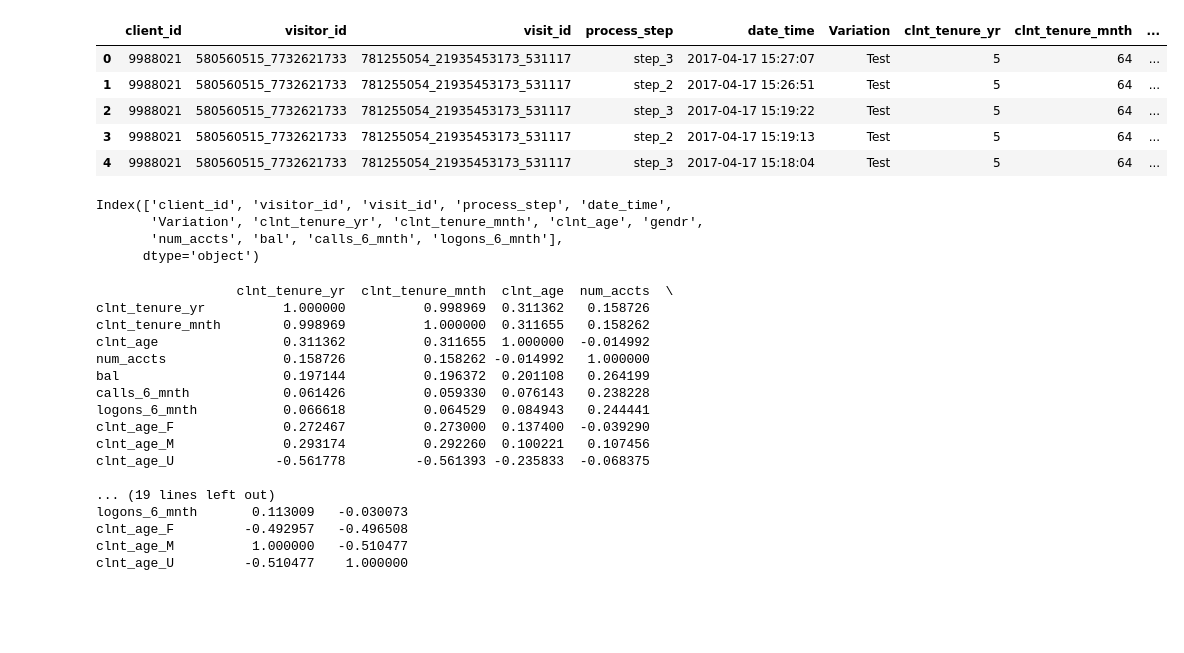
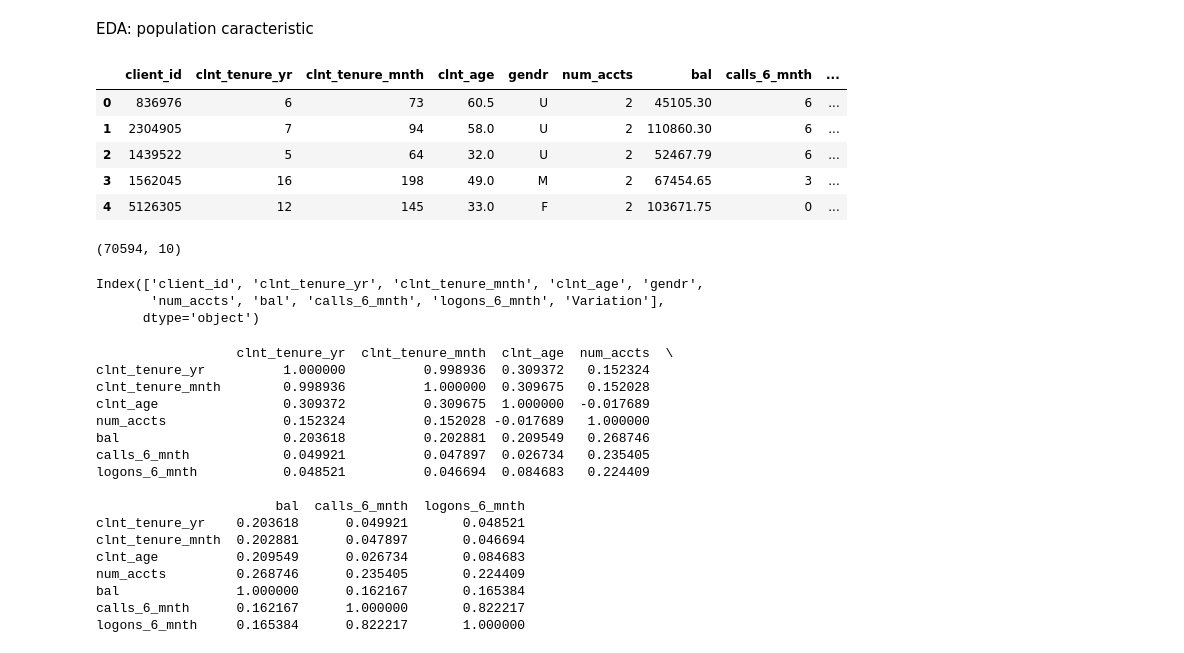
Before and after one commit to PaolaGaray/vanguard-ab-test, a Jupyter notebook: notebooks/Defining_customers.ipynb, the cells around one changed output. Drawn from its saved outputs; the diff is of its cells as text; code cells hidden in the pictures; blank space fills up the shorter version.

```diff
--- a/notebooks/Defining_customers.ipynb
+++ b/notebooks/Defining_customers.ipynb
@@ -10,3 +8,7 @@ import numpy as np
 # %%
-path_dclean = r"C:\Users\tania\Documents\FormationDataIronhack\Cours_semaine5\Projectweek5\Vanguard\data\clean\df_final_experiment_web_data_demo.csv"
-data_cleaned_total=pd.read_csv(path_dclean)
+#data about samples for test
+#path_dclean = r"C:\Users\tania\Documents\FormationDataIronhack\Cours_semaine5\Projectweek5\Vanguard\data\clean\df_final_experiment_web_data_demo.csv"
+#data_cleaned_total=pd.read_csv(path_dclean)
+#demographical data
+path_demo=r"C:\Users\tania\Documents\FormationDataIronhack\Cours_semaine5\Projectweek5\Vanguard\data\clean\clean_df_final_demo.csv"
+data_demo=pd.read_csv(path_demo,low_memory=False)
@@ -13,16 +29,21 @@ data_cleaned_total=pd.read_csv(path_dclean)
+# %% [markdown]
+EDA: population caracteristic
 # %%
-data_cleaned_total.head()
+data_demo.head()
 # %% [output]
-|  | client_id | visitor_id | visit_id | process_step | date_time | Variation | clnt_tenure_yr | clnt_tenure_mnth | ... |
-| 0 | 9988021 | 580560515_7732621733 | 781255054_21935453173_531117 | step_3 | 2017-04-17 15:27:07 | Test | 5 | 64 | ... |
-| 1 | 9988021 | 580560515_7732621733 | 781255054_21935453173_531117 | step_2 | 2017-04-17 15:26:51 | Test | 5 | 64 | ... |
-| 2 | 9988021 | 580560515_7732621733 | 781255054_21935453173_531117 | step_3 | 2017-04-17 15:19:22 | Test | 5 | 64 | ... |
-| 3 | 9988021 | 580560515_7732621733 | 781255054_21935453173_531117 | step_2 | 2017-04-17 15:19:13 | Test | 5 | 64 | ... |
-| 4 | 9988021 | 580560515_7732621733 | 781255054_21935453173_531117 | step_3 | 2017-04-17 15:18:04 | Test | 5 | 64 | ... |
+|  | client_id | clnt_tenure_yr | clnt_tenure_mnth | clnt_age | gendr | num_accts | bal | calls_6_mnth | ... |
+| 0 | 836976 | 6 | 73 | 60.5 | U | 2 | 45105.30 | 6 | ... |
+| 1 | 2304905 | 7 | 94 | 58.0 | U | 2 | 110860.30 | 6 | ... |
+| 2 | 1439522 | 5 | 64 | 32.0 | U | 2 | 52467.79 | 6 | ... |
+| 3 | 1562045 | 16 | 198 | 49.0 | M | 2 | 67454.65 | 3 | ... |
+| 4 | 5126305 | 12 | 145 | 33.0 | F | 2 | 103671.75 | 0 | ... |
+# %%
+data_demo.shape
+# %% [output]
+(70594, 10)
 # %%
-data_cleaned_total.columns
+data_demo.columns
 # %% [output]
-Index(['client_id', 'visitor_id', 'visit_id', 'process_step', 'date_time',
-       'Variation', 'clnt_tenure_yr', 'clnt_tenure_mnth', 'clnt_age', 'gendr',
-       'num_accts', 'bal', 'calls_6_mnth', 'logons_6_mnth'],
+Index(['client_id', 'clnt_tenure_yr', 'clnt_tenure_mnth', 'clnt_age', 'gendr',
+       'num_accts', 'bal', 'calls_6_mnth', 'logons_6_mnth', 'Variation'],
       dtype='object')
@@ -39,34 +50,32 @@ df_control = data_cleaned_total[data_cleaned_total['Variation'] == 'Control'][ca
 # %%
-#correlation matrix considering genders
+#correlation matrix considering genders removing gender for correlation matrix
 # List of columns to encode
-category = ['clnt_tenure_yr', 'clnt_tenure_mnth', 'clnt_age', 'gendr', 'num_accts', 'bal', 'calls_6_mnth', 'logons_6_mnth']
-df_selected_columns = data_cleaned_total[category].copy()
-# One-Hot Encoding the categorical variable
-df_encoded = pd.get_dummies(df_selected_columns,'clnt_age')
+category = ['clnt_tenure_yr', 'clnt_tenure_mnth', 'clnt_age', 'num_accts', 'bal', 'calls_6_mnth', 'logons_6_mnth']
+df_selected_columns = data_demo[category].copy()
 
 # Calculate the correlation matrix
-correlation_matrix = df_encoded.corr()
+correlation_matrix = df_selected_columns.corr()
 
 # Print the correlation matrix
 print(correlation_matrix)
 # %% [output]
                   clnt_tenure_yr  clnt_tenure_mnth  clnt_age  num_accts  \
-clnt_tenure_yr          1.000000          0.998969  0.311362   0.158726
-clnt_tenure_mnth        0.998969          1.000000  0.311655   0.158262
-clnt_age                0.311362          0.311655  1.000000  -0.014992
-num_accts               0.158726          0.158262 -0.014992   1.000000
-bal                     0.197144          0.196372  0.201108   0.264199
-calls_6_mnth            0.061426          0.059330  0.076143   0.238228
-logons_6_mnth           0.066618          0.064529  0.084943   0.244441
-clnt_age_F              0.272467          0.273000  0.137400  -0.039290
-clnt_age_M              0.293174          0.292260  0.100221   0.107456
-clnt_age_U             -0.561778         -0.561393 -0.235833  -0.068375
+clnt_tenure_yr          1.000000          0.998936  0.309372   0.152324
+clnt_tenure_mnth        0.998936          1.000000  0.309675   0.152028
+clnt_age                0.309372          0.309675  1.000000  -0.017689
+num_accts               0.152324          0.152028 -0.017689   1.000000
+bal                     0.203618          0.202881  0.209549   0.268746
+calls_6_mnth            0.049921          0.047897  0.026734   0.235405
+logons_6_mnth           0.048521          0.046694  0.084683   0.224409
 
-... (19 lines left out)
-logons_6_mnth       0.113009   -0.030073
-clnt_age_F         -0.492957   -0.496508
-clnt_age_M          1.000000   -0.510477
-clnt_age_U         -0.510477    1.000000
+                       bal  calls_6_mnth  logons_6_mnth
+clnt_tenure_yr    0.203618      0.049921       0.048521
+clnt_tenure_mnth  0.202881      0.047897       0.046694
+clnt_age          0.209549      0.026734       0.084683
+num_accts         0.268746      0.235405       0.224409
+bal               1.000000      0.162167       0.165384
+calls_6_mnth      0.162167      1.000000       0.822217
+logons_6_mnth     0.165384      0.822217       1.000000
 # %%
 #Code that need adapting according to OS/version of packages
 #sns.heatmap(correlation_matrix, annot=True, cmap="YlGnBu", fmt="d");
```
Also changed, not shown: parts of 29 cells of this notebook.
